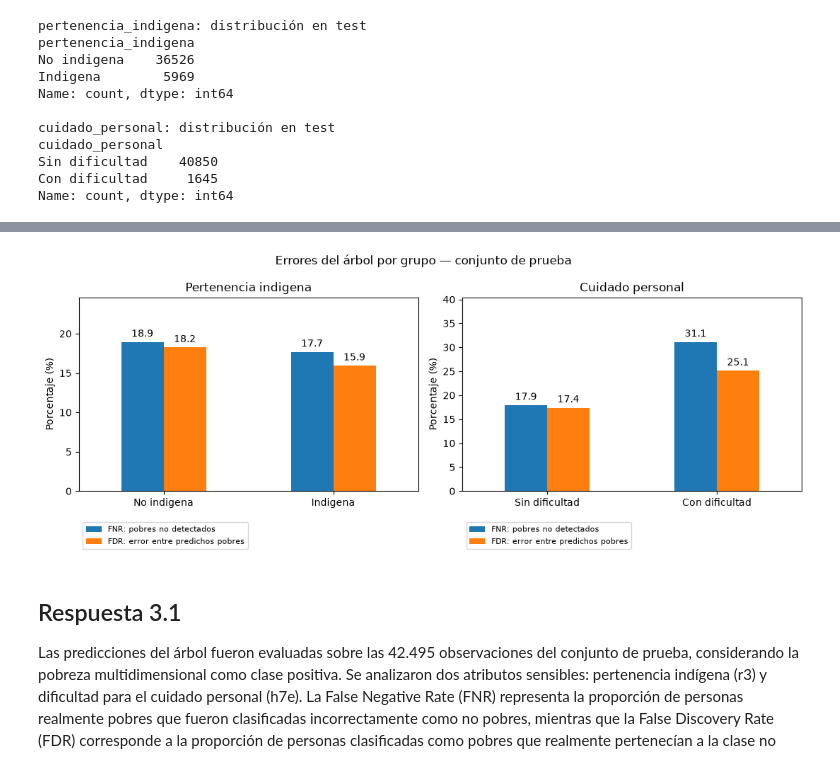
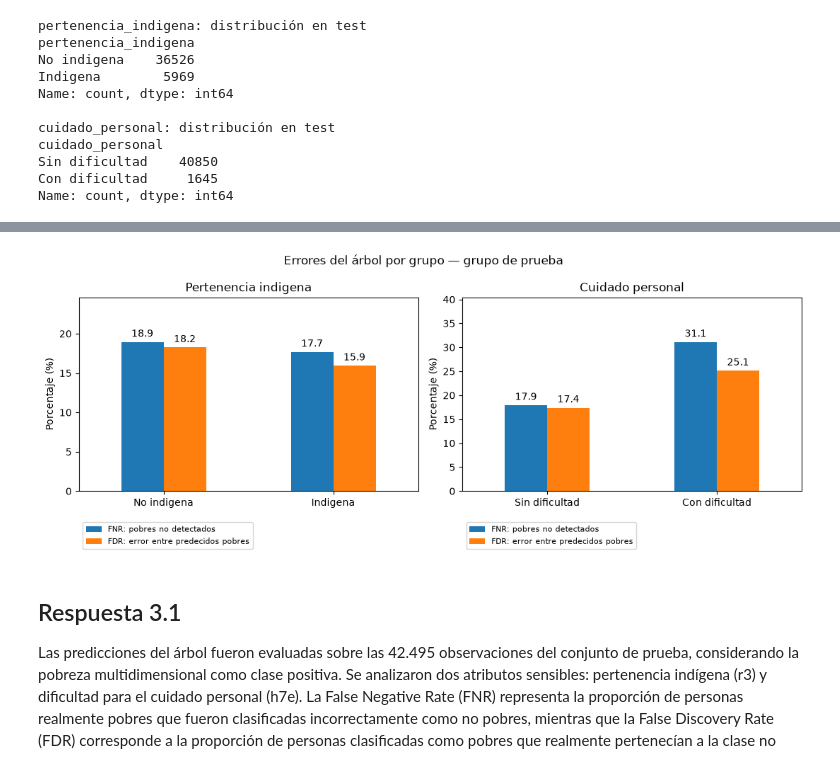
Before and after one commit to SergioHdezDC/Taller_ETI195_Casen2024, a Jupyter notebook: TallerSumativo_2_Casen.ipynb, the cells around one changed output, grey strips where cells are left out. Saved outputs shown, nothing was run; the diff lists cells and outputs as text; code cells hidden in the pictures.

```diff
--- a/TallerSumativo_2_Casen.ipynb
+++ b/TallerSumativo_2_Casen.ipynb
@@ -356,19 +295,9 @@ Dimensiones X_test: (42495, 141)
 # %%
 # Entrenamiento del arbol de decisión
 # Usa class_weight="balanced", por el desbalance de pobreza_multi
-modelo_arbol = DecisionTreeClassifier(
-    random_state=42,
-    class_weight="balanced"
-)
-
-modelo_arbol.fit(
-    X_train,
-    y_train
-)
-
-#Generamos las predicciones
-y_pred = modelo_arbol.predict(
-    X_test
-)
+modelo_arbol = DecisionTreeClassifier(random_state=42, class_weight="balanced")
+modelo_arbol.fit(X_train,y_train)
+#Genera las predicciones
+y_pred = modelo_arbol.predict(X_test)
 # %%
 #Accuracy
@@ -701,90 +511,48 @@ cuidado_personal: 42495 evaluados; 0 excluidos
 | 2 | cuidado_personal | Con dificultad | 1645 | 301 | 136 | 101 | 1107 | 0.3112 | 0.2512 | ... |
 | 3 | cuidado_personal | Sin dificultad | 40850 | 5795 | 1267 | 1221 | 32567 | 0.1794 | 0.1740 | ... |
 # %%
-fig, axes = plt.subplots(
-    1,
-    2,
-    figsize=(11, 4.5)
-)
+# Gráfico
+fig, axes = plt.subplots(1, 2, figsize=(11, 4.5))
 
-for ax, (atributo, referencia) in zip(
-    axes,
-    grupos_referencia.items()
-):
-
+for ax, (atributo, referencia) in zip(axes,grupos_referencia.items()):
     tabla = resumen_fairness.loc[
         resumen_fairness[
             "attribute_name"
         ].eq(atributo)
     ].set_index(
         "attribute_value"
     )
 
-    orden = [
-        referencia
-    ] + [
-        grupo
-        for grupo in tabla.index
-        if grupo != referencia
-    ]
+    orden = [referencia] + [grupo for grupo in tabla.index if grupo != referencia]
 
-    tasas = tabla.loc[
-        orden,
-        [
-            "fnr",
-            "fdr"
-        ]
-    ].mul(100)
+    tasas = tabla.loc[orden, ["fnr", "fdr"]].mul(100)
 
     tasas.columns = [
         "FNR: pobres no detectados",
-        "FDR: error entre predichos pobres"
+        "FDR: error entre predecidos pobres"
     ]
 
-    tasas.plot.bar(
-        ax=ax,
-        rot=0
-    )
-
-    ax.set_title(
-        atributo.replace(
-            "_",
-            " "
-        ).capitalize()
-    )
-
-    ax.set_ylabel(
-        "Porcentaje (%)"
-    )
-
+    tasas.plot.bar(ax=ax, rot=0)
+    ax.set_title(atributo.replace("_", " ").capitalize())
+    ax.set_ylabel("Porcentaje (%)")
     ax.set_xlabel("")
-
-    ax.set_ylim(
-        0,
-        tasas.max().max() * 1.30
-    )
+    ax.set_ylim(0,tasas.max().max() * 1.30)
 
     for contenedor in ax.containers:
-        ax.bar_label(
-            contenedor,
-            fmt="%.1f",
-            padding=3
-        )
+        ax.bar_label(contenedor, fmt="%.1f", padding=3)
 
     ax.legend(
         fontsize=8,
         loc="upper left",
         bbox_to_anchor=(0, -0.14)
     )
 
-fig.suptitle(
-    "Errores del árbol por grupo — conjunto de prueba"
-)
+fig.suptitle("Errores del árbol por grupo — grupo de prueba")
 
 plt.tight_layout()
 plt.show()
 # %% [output]
-[figure, old version]
+[figure, new version]
 # %% [markdown]
 ## Respuesta 3.1
 
```
Also changed, not shown: parts of 20 cells of this notebook.
